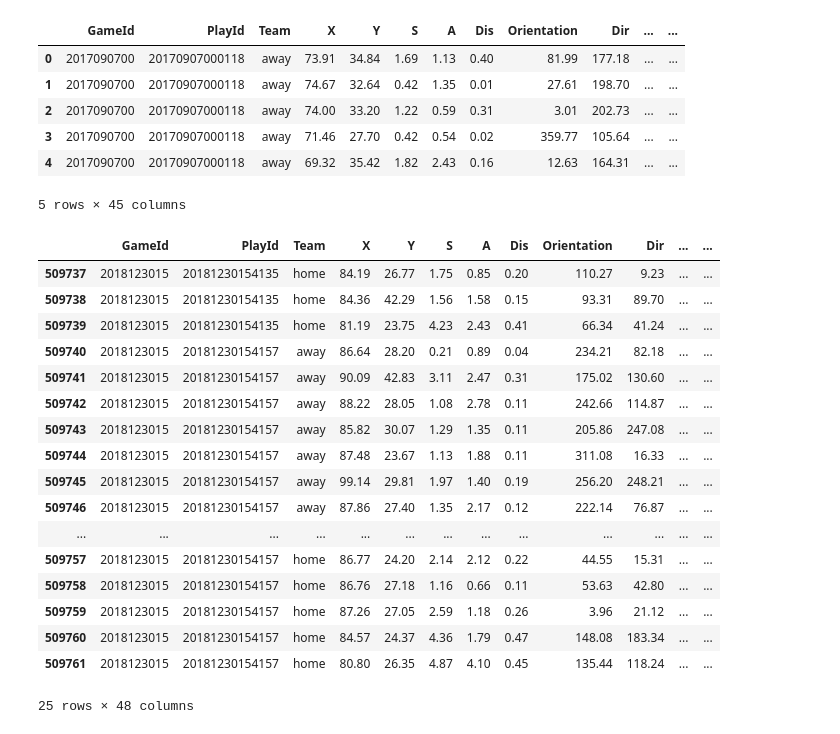
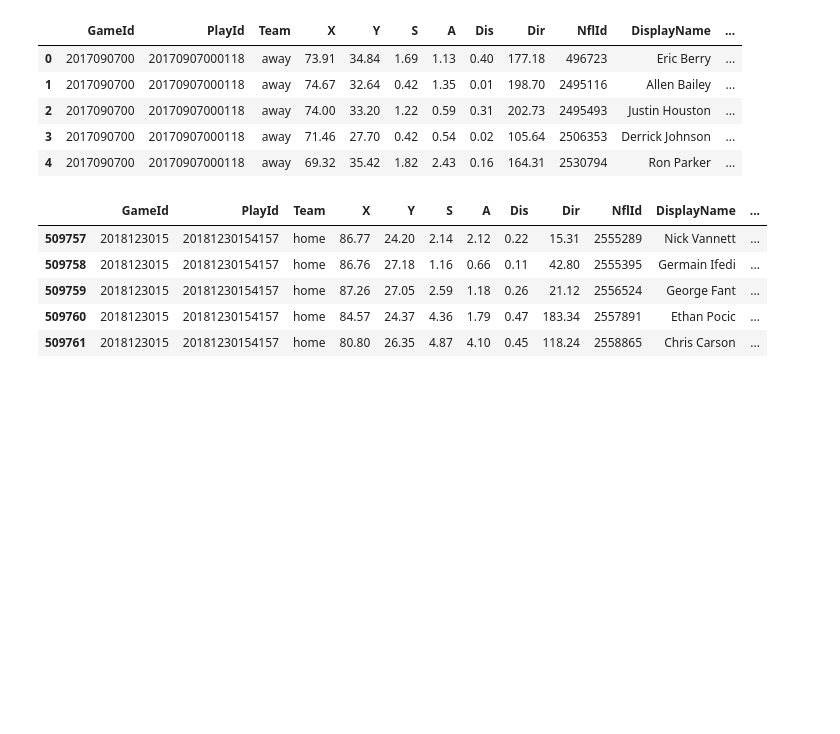
Before and after one commit to LjA012/bigDataBowl, a Jupyter notebook: cleaningFunctions.ipynb, the cells around one changed output. Cells and saved outputs as stored; diff of their text form; code cells hidden in the pictures; blank space fills up the shorter version.

```diff
--- a/cleaningFunctions.ipynb
+++ b/cleaningFunctions.ipynb
@@ -8,6 +8,8 @@ from scipy import stats
 import re
 from string import punctuation
 import datetime
+import math
+pd.set_option('max_columns', 100)
 
 import warnings
 warnings.filterwarnings('ignore')
@@ -14,36 +23,23 @@ warnings.filterwarnings('ignore')
 # %%
 df = pd.read_csv('train.csv')
-df = df.drop(columns=['JerseyNumber', 'Location', 'PlayerCollegeName', 'WindDirection'])
+df = df.drop(columns=['JerseyNumber', 'Location', 'PlayerCollegeName', 'WindDirection', 'Orientation'])
 df.head()
 # %% [output]
-|  | GameId | PlayId | Team | X | Y | S | A | Dis | Orientation | Dir | ... | ... |
-| 0 | 2017090700 | 20170907000118 | away | 73.91 | 34.84 | 1.69 | 1.13 | 0.40 | 81.99 | 177.18 | ... | ... |
-| 1 | 2017090700 | 20170907000118 | away | 74.67 | 32.64 | 0.42 | 1.35 | 0.01 | 27.61 | 198.70 | ... | ... |
-| 2 | 2017090700 | 20170907000118 | away | 74.00 | 33.20 | 1.22 | 0.59 | 0.31 | 3.01 | 202.73 | ... | ... |
-| 3 | 2017090700 | 20170907000118 | away | 71.46 | 27.70 | 0.42 | 0.54 | 0.02 | 359.77 | 105.64 | ... | ... |
-| 4 | 2017090700 | 20170907000118 | away | 69.32 | 35.42 | 1.82 | 2.43 | 0.16 | 12.63 | 164.31 | ... | ... |
+|  | GameId | PlayId | Team | X | Y | S | A | Dis | Dir | NflId | DisplayName | ... |
+| 0 | 2017090700 | 20170907000118 | away | 73.91 | 34.84 | 1.69 | 1.13 | 0.40 | 177.18 | 496723 | Eric Berry | ... |
+| 1 | 2017090700 | 20170907000118 | away | 74.67 | 32.64 | 0.42 | 1.35 | 0.01 | 198.70 | 2495116 | Allen Bailey | ... |
+| 2 | 2017090700 | 20170907000118 | away | 74.00 | 33.20 | 1.22 | 0.59 | 0.31 | 202.73 | 2495493 | Justin Houston | ... |
+| 3 | 2017090700 | 20170907000118 | away | 71.46 | 27.70 | 0.42 | 0.54 | 0.02 | 105.64 | 2506353 | Derrick Johnson | ... |
+| 4 | 2017090700 | 20170907000118 | away | 69.32 | 35.42 | 1.82 | 2.43 | 0.16 | 164.31 | 2530794 | Ron Parker | ... |
-5 rows × 45 columns
 # %%
-df.tail(25)
+df.tail()
 # %% [output]
-|  | GameId | PlayId | Team | X | Y | S | A | Dis | Orientation | Dir | ... | ... |
-| 509737 | 2018123015 | 20181230154135 | home | 84.19 | 26.77 | 1.75 | 0.85 | 0.20 | 110.27 | 9.23 | ... | ... |
-| 509738 | 2018123015 | 20181230154135 | home | 84.36 | 42.29 | 1.56 | 1.58 | 0.15 | 93.31 | 89.70 | ... | ... |
-| 509739 | 2018123015 | 20181230154135 | home | 81.19 | 23.75 | 4.23 | 2.43 | 0.41 | 66.34 | 41.24 | ... | ... |
-| 509740 | 2018123015 | 20181230154157 | away | 86.64 | 28.20 | 0.21 | 0.89 | 0.04 | 234.21 | 82.18 | ... | ... |
-| 509741 | 2018123015 | 20181230154157 | away | 90.09 | 42.83 | 3.11 | 2.47 | 0.31 | 175.02 | 130.60 | ... | ... |
-| 509742 | 2018123015 | 20181230154157 | away | 88.22 | 28.05 | 1.08 | 2.78 | 0.11 | 242.66 | 114.87 | ... | ... |
-| 509743 | 2018123015 | 20181230154157 | away | 85.82 | 30.07 | 1.29 | 1.35 | 0.11 | 205.86 | 247.08 | ... | ... |
-| 509744 | 2018123015 | 20181230154157 | away | 87.48 | 23.67 | 1.13 | 1.88 | 0.11 | 311.08 | 16.33 | ... | ... |
-| 509745 | 2018123015 | 20181230154157 | away | 99.14 | 29.81 | 1.97 | 1.40 | 0.19 | 256.20 | 248.21 | ... | ... |
-| 509746 | 2018123015 | 20181230154157 | away | 87.86 | 27.40 | 1.35 | 2.17 | 0.12 | 222.14 | 76.87 | ... | ... |
-| ... | ... | ... | ... | ... | ... | ... | ... | ... | ... | ... | ... | ... |
-| 509757 | 2018123015 | 20181230154157 | home | 86.77 | 24.20 | 2.14 | 2.12 | 0.22 | 44.55 | 15.31 | ... | ... |
-| 509758 | 2018123015 | 20181230154157 | home | 86.76 | 27.18 | 1.16 | 0.66 | 0.11 | 53.63 | 42.80 | ... | ... |
-| 509759 | 2018123015 | 20181230154157 | home | 87.26 | 27.05 | 2.59 | 1.18 | 0.26 | 3.96 | 21.12 | ... | ... |
-| 509760 | 2018123015 | 20181230154157 | home | 84.57 | 24.37 | 4.36 | 1.79 | 0.47 | 148.08 | 183.34 | ... | ... |
-| 509761 | 2018123015 | 20181230154157 | home | 80.80 | 26.35 | 4.87 | 4.10 | 0.45 | 135.44 | 118.24 | ... | ... |
+|  | GameId | PlayId | Team | X | Y | S | A | Dis | Dir | NflId | DisplayName | ... |
+| 509757 | 2018123015 | 20181230154157 | home | 86.77 | 24.20 | 2.14 | 2.12 | 0.22 | 15.31 | 2555289 | Nick Vannett | ... |
+| 509758 | 2018123015 | 20181230154157 | home | 86.76 | 27.18 | 1.16 | 0.66 | 0.11 | 42.80 | 2555395 | Germain Ifedi | ... |
+| 509759 | 2018123015 | 20181230154157 | home | 87.26 | 27.05 | 2.59 | 1.18 | 0.26 | 21.12 | 2556524 | George Fant | ... |
+| 509760 | 2018123015 | 20181230154157 | home | 84.57 | 24.37 | 4.36 | 1.79 | 0.47 | 183.34 | 2557891 | Ethan Pocic | ... |
+| 509761 | 2018123015 | 20181230154157 | home | 80.80 | 26.35 | 4.87 | 4.10 | 0.45 | 118.24 | 2558865 | Chris Carson | ... |
-25 rows × 48 columns
 # %%
 def clean_StadiumType(text):
     text = str(text)
```
Also changed, not shown: parts of 168 cells of this notebook.
